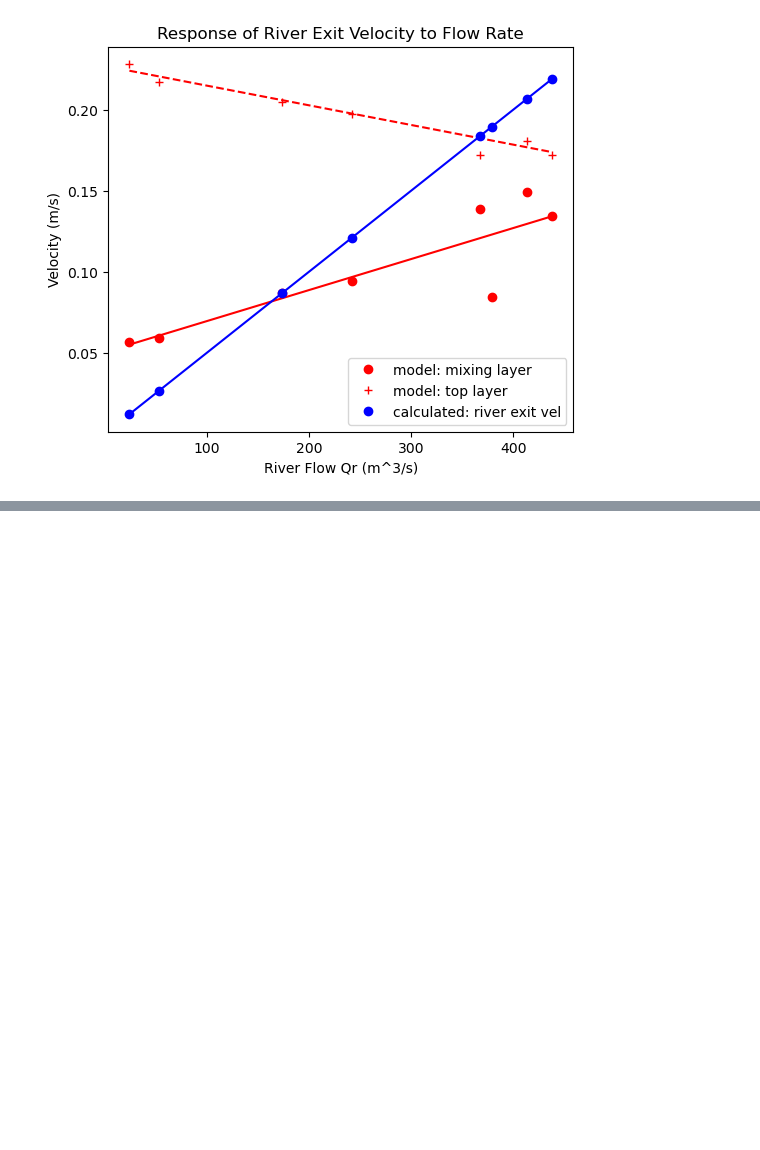
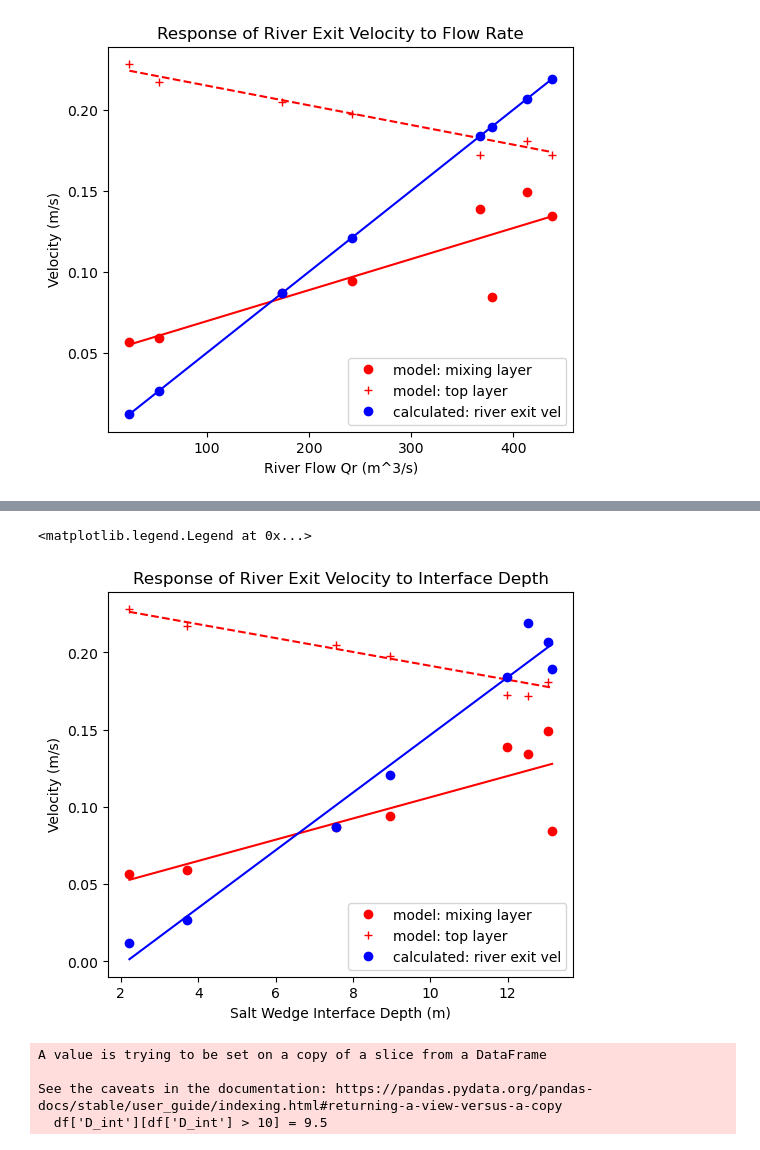
Before and after one commit to SalishSeaCast/analysis-cassidy, a Jupyter notebook: notebooks/civil541/sw_results_analysis.ipynb, the cells around one changed output, grey strips where cells are left out. Saved outputs shown, nothing was run; the diff lists cells and outputs as text; code cells hidden in the pictures; blank space fills up the shorter version.

```diff
--- a/notebooks/civil541/sw_results_analysis.ipynb
+++ b/notebooks/civil541/sw_results_analysis.ipynb
@@ -59,0 +96,23 @@ ax.legend()
+# %%
+DintVmix = stats.linregress(df['D_int'], -df['V_mix'])
+DintVtop = stats.linregress(df['D_int'], -df['V_top'])
+Dintuexit = stats.linregress(df['D_int'], df['u_exit'])
+
+fig, ax = plt.subplots(1, 1, figsize=(6, 5))
+
+ax.plot(df['D_int'], -df['V_mix'],'ro',label='model: mixing layer')
+ax.plot(df['D_int'].sort_values(ascending=True), DintVmix.intercept + DintVmix.slope * df['D_int'].sort_values(ascending=True), 'r')
+
+ax.plot(df['D_int'], -df['V_top'],'r+',label='model: top layer')
+ax.plot(df['D_int'].sort_values(ascending=True), DintVtop.intercept + DintVtop.slope * df['D_int'].sort_values(ascending=True), 'r--')
+
+ax.plot(df['D_int'], df['u_exit'],'bo',label='calculated: river exit vel')
+ax.plot(df['D_int'].sort_values(ascending=True), Dintuexit.intercept + Dintuexit.slope * df['D_int'].sort_values(ascending=True), 'b')
+
+ax.set_xlabel('Salt Wedge Interface Depth (m)')
+ax.set_ylabel('Velocity (m/s)')
+ax.set_title('Response of River Exit Velocity to Interface Depth')
+ax.legend()
+# %% [output]
+<matplotlib.legend.Legend at 0x...>
+[figure, added]
@@ -59,0 +122,7 @@ ax.legend()
+# %%
+df['D_int'][df['D_int'] > 10] = 9.5
+# %% [output]
+A value is trying to be set on a copy of a slice from a DataFrame
+
+See the caveats in the documentation: https://pandas.pydata.org/pandas-docs/stable/user_guide/indexing.html#returning-a-view-versus-a-copy
+  df['D_int'][df['D_int'] > 10] = 9.5
```
Also changed, not shown: parts of 6 cells of this notebook.
